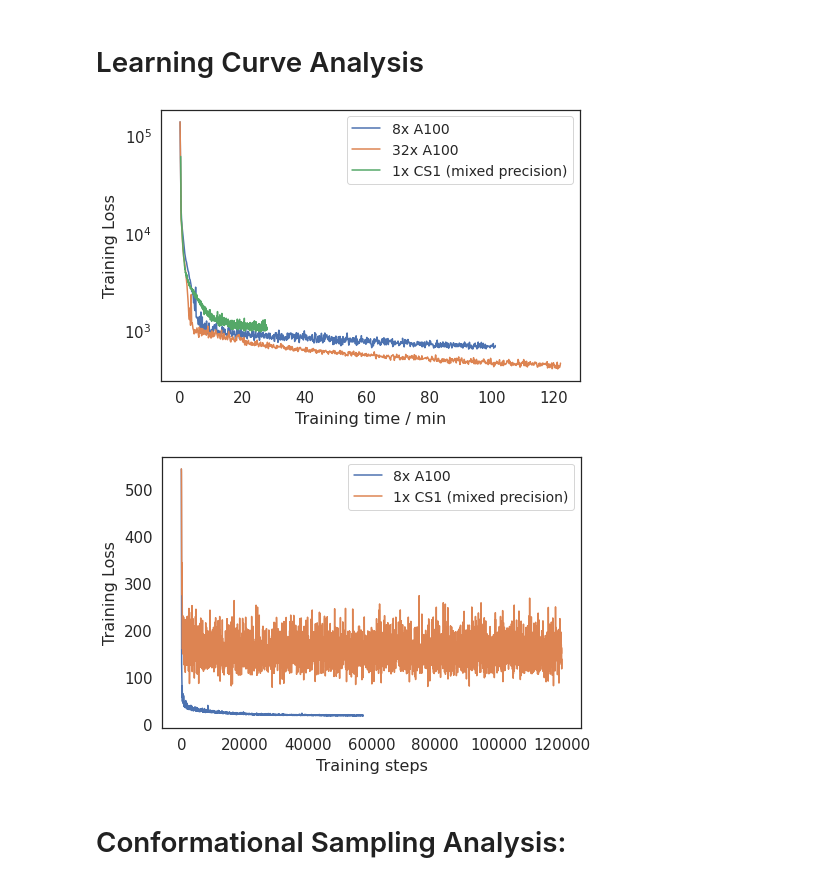
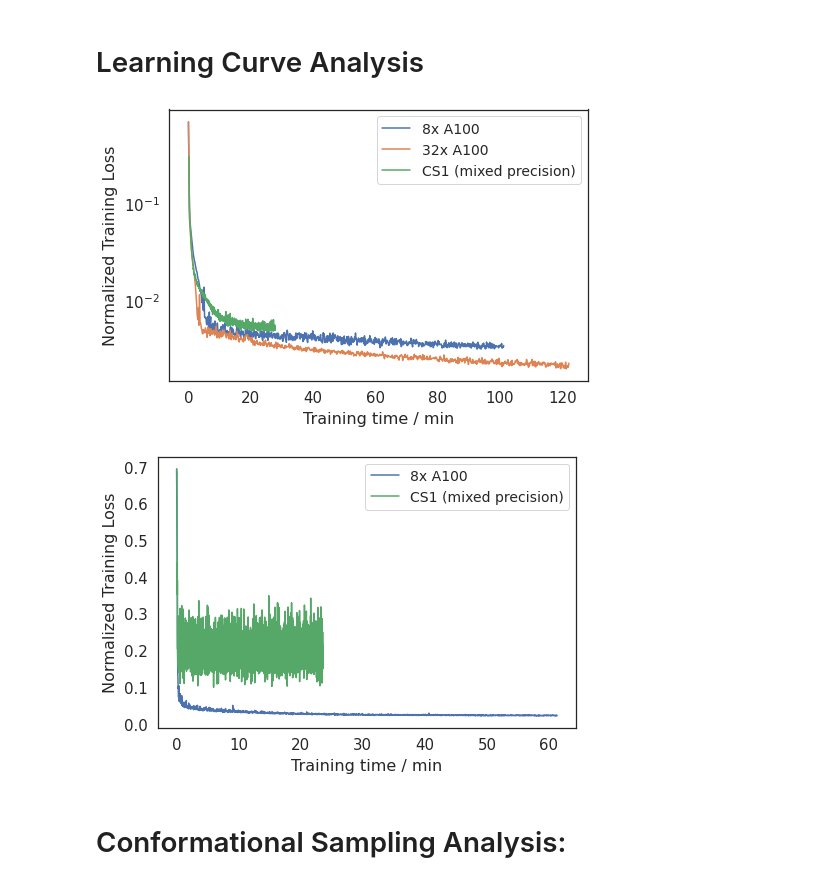
Before and after one commit to braceal/PASC21-Stream-AI-MD, a Jupyter notebook: misha.ipynb, the cells around one changed output. Drawn from its saved outputs; the diff is of its cells as text; code cells hidden in the pictures.

```diff
--- a/misha.ipynb
+++ b/misha.ipynb
@@ -94,19 +94,19 @@ Scanning md_runs for start/end times (this takes a while...)
 # %%
 p = Path("/projects/RL-fold/msalim/production-runs/pasc/")
 paths = [p/"nsp1016_448_gpu.1", p/"nsp1016_448_gpu.2", p/"nsp1016_448_cs1.3"]
-labels = ["8x A100", "32x A100", "1x CS1 (mixed precision)"]
-plot_losses(paths, labels=labels,  as_time=True)
+labels = ["8x A100", "32x A100", "CS1 (mixed precision)"]
+plot_losses(paths, labels=labels,  as_time=True, scale=1/448.**2, log_scale=True)
 save_fig("learning_curves_nsp1016")
 # %% [output]
-[figure, old version]
+[figure, new version]
 # %%
 p = Path("/projects/RL-fold/msalim/production-runs/pasc/")
 paths = [p/"bba_28_gpu.1", p/"bba_28_cs1.1"]
-labels = ["8x A100", "1x CS1 (mixed precision)"]
-plot_losses(paths, labels=labels, as_time=False, log_scale=False)
+labels = ["8x A100", "CS1 (mixed precision)"]
+plot_losses(paths, labels=labels, colors=[C1,C3], as_time=True, scale=1/28.**2, log_scale=False)
 save_fig("learning_curves_bba")
 # %% [output]
-[figure, old version]
+[figure, new version]
 # %% [markdown]
 # Conformational Sampling Analysis:
 # %%
```
Also changed, not shown: 3 other files.
